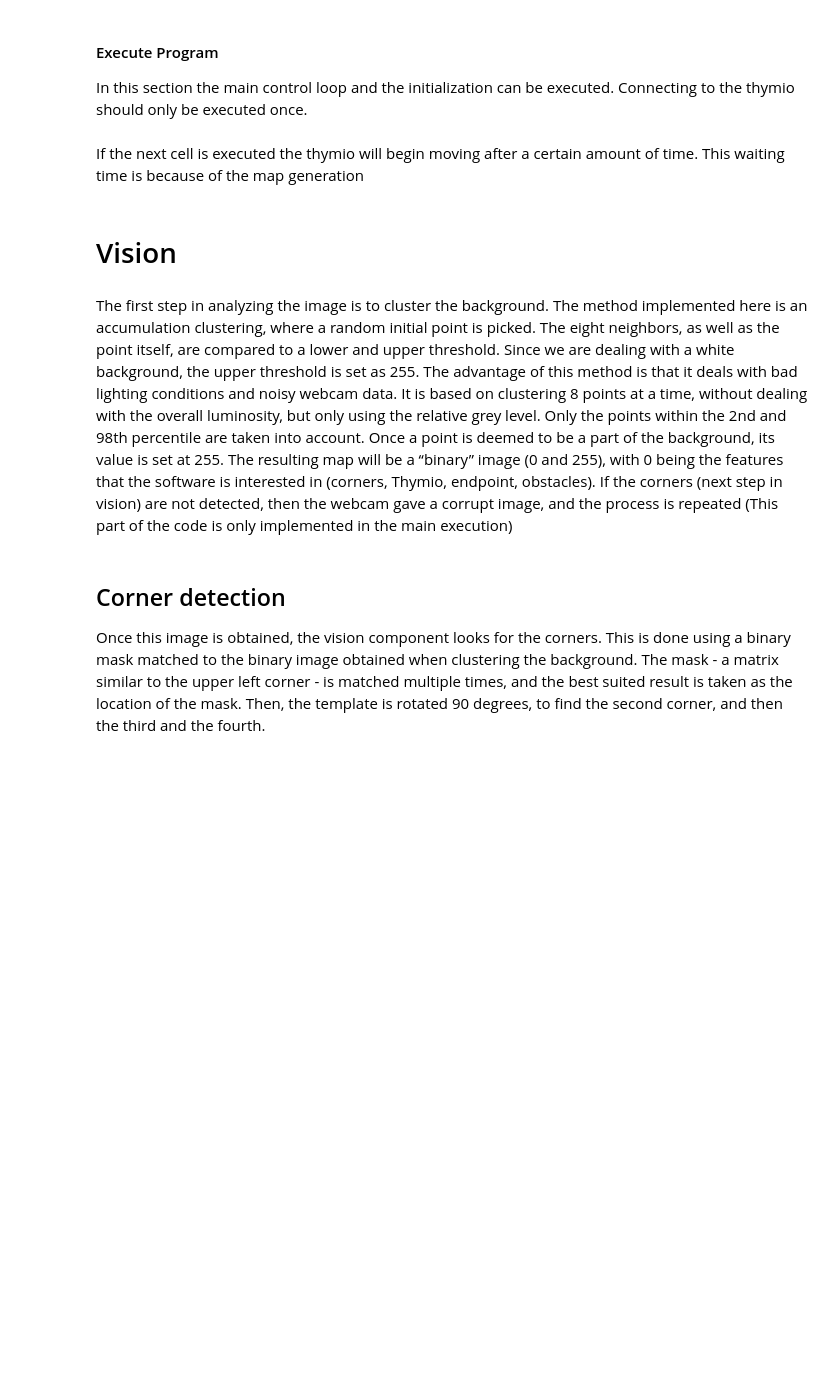
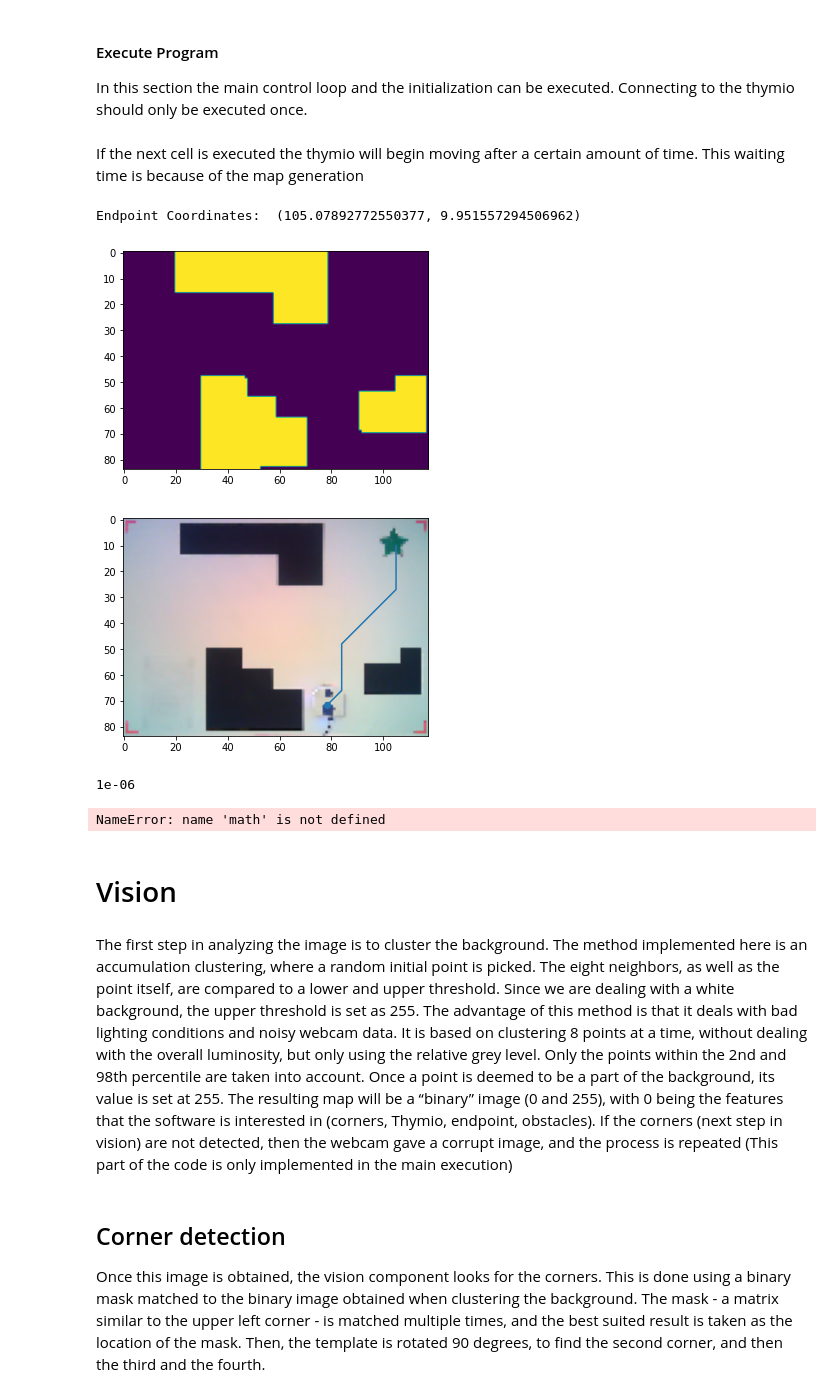
Before and after one commit to micht1/publicmobileRobotics, a Jupyter notebook: roboticsProject.ipynb, the cells around one changed output. Drawn from its saved outputs; the diff is of its cells as text; code cells hidden in the pictures; blank space fills up the shorter version.

```diff
--- a/roboticsProject.ipynb
+++ b/roboticsProject.ipynb
@@ -272,7 +272,10 @@ endpoint_coord = Vision.get_endpoint_info(frame,M,dim,im_dim)
 low_res_img = cv2.resize(img_straighten, dsize=((dim[1], dim[0])))
 
 #---------make occupancy grid from map
+occupancyGrid=cv2.resize(obstacles, dsize=((dim[1], dim[0])))
 occupancyGrid=occupancyGrid>200
+plt.imshow(occupancyGrid)
+plt.show()
 occupancyGrid=occupancyGrid.astype(float)
 kernel2 = np.ones((7,7), np.uint8)
 occupancyGrid = cv2.dilate(occupancyGrid, kernel2, iterations=2)
@@ -345,6 +348,7 @@ while(True):         #main execution loop
         cameraData=False
     else:
         cameraData=True
+    #------------------------------Removal of unstable camera data
 
     if(cameraData==True):       #if camera communicates it sees the thymio check if position is stable
         newCameraEstimate=np.array([thymio_coord[0][0],thymio_coord[0][1],thymio_coord[1]/180.0*np.pi])
@@ -416,33 +420,39 @@ while(True):         #main execution loop
     doPlotCounter=doPlotCounter+1
 
 
 
     #----------------------------------do live plotting
     if(doPlotCounter>10 or robotStatus.goalReached==True):
         doPlotCounter=0
         low_res_img = cv2.resize(newPicture, dsize=((dim[1], dim[0])))
         low_res_img[:, :, [0, 2]] = low_res_img[:, :, [2, 0]]
         low_res_img = cv2.circle(low_res_img, (int(robotStatus.currentPosition[0]),int(robotStatus.currentPosition[1])), radius=2, color=(0, 0, 255), thickness=-1)
         cv2.circle(low_res_img, (int(cameraEstimate[0]),int(cameraEstimate[1])), radius=10, color=(0, 255, 0), thickness=2)
         cv2.circle(low_res_img, (int(estimatedRobotPose[0]),int(estimatedRobotPose[1])), radius=8, color=(255, 0, 0), thickness=2)
         cv2.circle(low_res_img, (int(robotStatus.currentPosition[0]),int(robotStatus.currentPosition[1])), radius=16, color=(255, 0, 0), thickness=2)
         cv2.imshow("Display window",low_res_img)
         cv2.waitKey(1)
 
 
 #-----------------------------------plot collected data
 unfilteredOdometrieCoordinates=np.array(unfilteredOdometrieCoordinates).reshape(-1, 2).transpose()
 afterKalmanCoordinates=np.array(afterKalmanCoordinates).reshape(-1, 2).transpose()
 unfilteredCameraCoordinates=np.array(unfilteredCameraCoordinates).reshape(-1, 2).transpose()
 plt.scatter(unfilteredCameraCoordinates[0],unfilteredCameraCoordinates[1],label="unfiltered camera")
 plt.scatter(unfilteredOdometrieCoordinates[0],unfilteredOdometrieCoordinates[1],label="unfiltered odometrie")
 plt.plot(afterKalmanCoordinates[0],afterKalmanCoordinates[1],label="after Filtring")
 plt.imshow(low_res_img)
 plt.legend()
 plt.show()
 cv2.waitKey(0)
 cv2.destroyAllWindows()
 cv2.VideoCapture(cameraIndex).release()
+# %% [output]
+Endpoint Coordinates:  (105.07892772550377, 9.951557294506962)
+[figure, added]
+[figure, added]
+1e-06
+NameError: name 'math' is not defined
 # %% [markdown]
 # Vision
 # %% [markdown]
```
Also changed, not shown: parts of 6 cells of this notebook, 2 other files.
